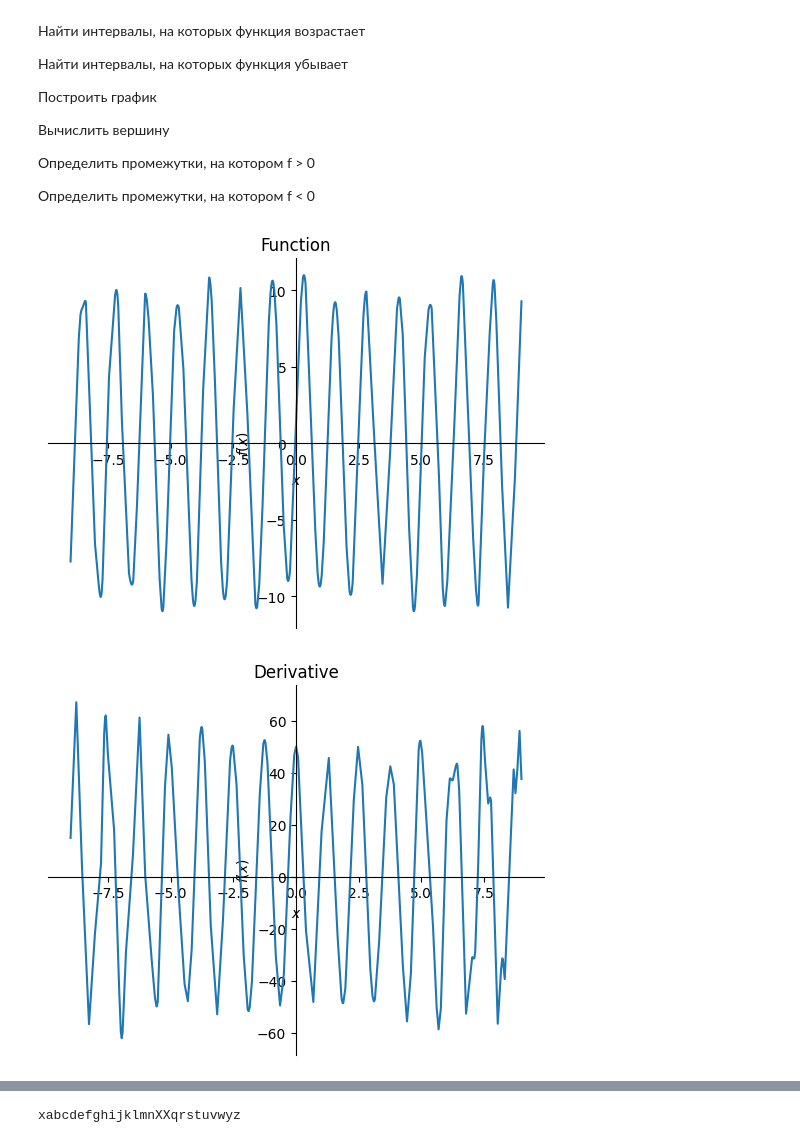
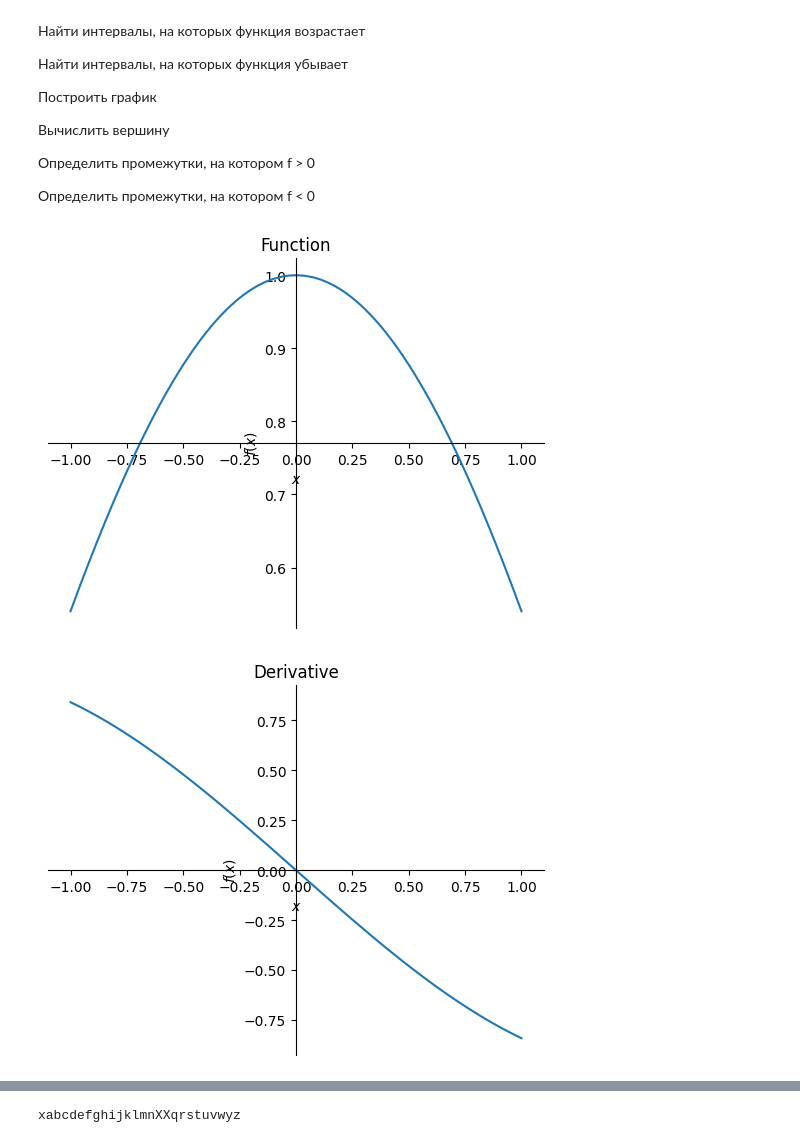
Before and after one commit to Rusttm/GBsPython, a Jupyter notebook: 11_part/DZ1.ipynb, the cells around one changed output, grey strips where cells are left out. Saved outputs shown, nothing was run; the diff lists cells and outputs as text; code cells hidden in the pictures.

```diff
--- a/11_part/DZ1.ipynb
+++ b/11_part/DZ1.ipynb
@@ -19,6 +19,7 @@ f(x) = -12x^4*sin(cos(x)) - 18x^3+5x^2 + 10x - 30
 # переводим выражение в строку
 my_expression_str = '-12x^4*sin(cos(x)) - 18x^3+5x^2 + 10x - 30'
 my_expression_str = '-12x^4 - 18x^3+5x^2 + 10x - 30'
+my_expression_str = 'cos(x)'
 my_expression_str = my_expression_str.lower()
 # %%
 def check_x(my_expression_str):
@@ -53,28 +54,28 @@ sympy_expression = format_expression(my_expression_str)
 # %%
 def convert2_expression(expression_str):
     import sympy
     from sympy.plotting import plot
     sympy_expr = sympy.sympify(expression_str)
     x = sympy.Symbol('x')
     return sympy_expr
 
 def draw_expression(sympy_expression, interval = (-10,10)):
     sympy.init_printing()
     left, right = interval
     graph = sympy.plot(sympy_expression, (x, left, right), show = False, title='Function')
     graph.save('fig.png')
     graph = sympy.plot(sympy.diff(sympy_expression, x), (x, left, right), show = False, title='Derivative')
     graph.save('fig_diff.png')
 
 def resolve_expression_sympy(sympy_expression, interval = (-10,10)):
     left, right = interval
     decision = sympy.solveset(sympy_expression, x, sympy.Interval(left, right))
     return decision
 
 
 # print(resolve_expression_sympy(sympy_expression, (-10,10)))
-draw_expression(format_expression(my_expression_str), (-9,9))
+draw_expression(format_expression(my_expression_str), (-1,1))
 # draw_expression(format_expression('(2 +8)*sin(5*x)+cos(x**2)'), (-1,1))
 # %% [output]
-[figure, old version]
+[figure, new version]
-[figure, old version]
+[figure, new version]
```
Also changed, not shown: parts of 3 cells of this notebook, 4 other files.
